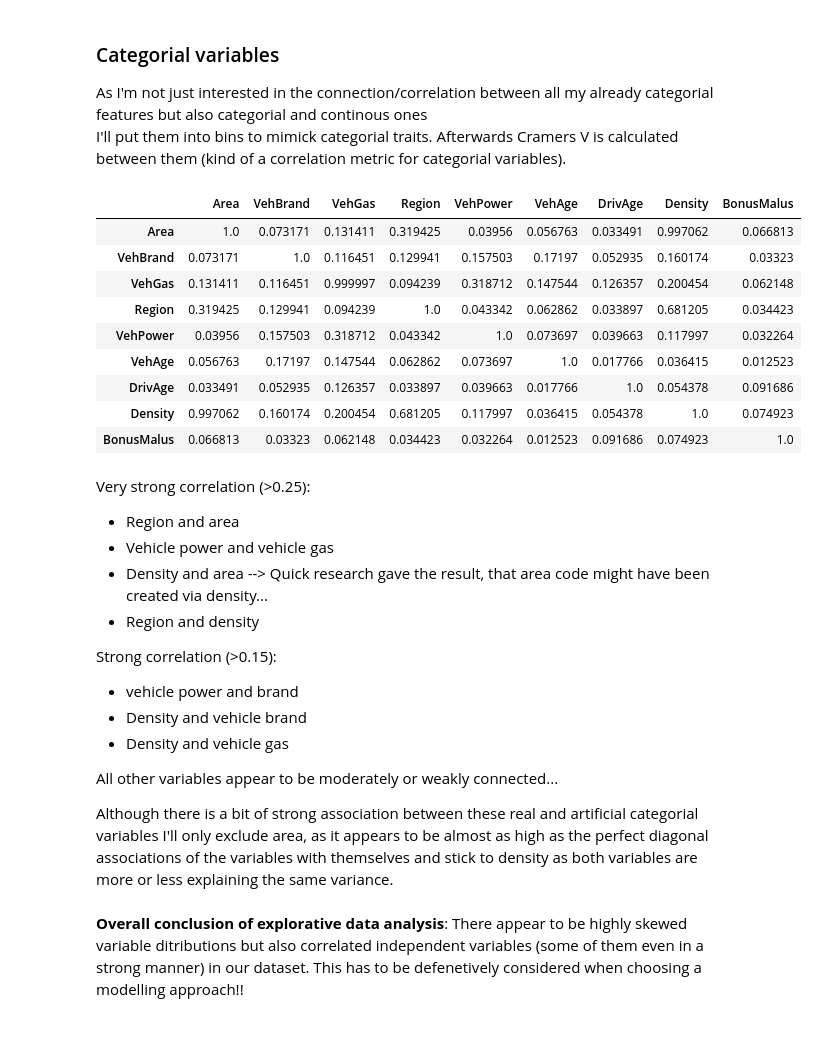
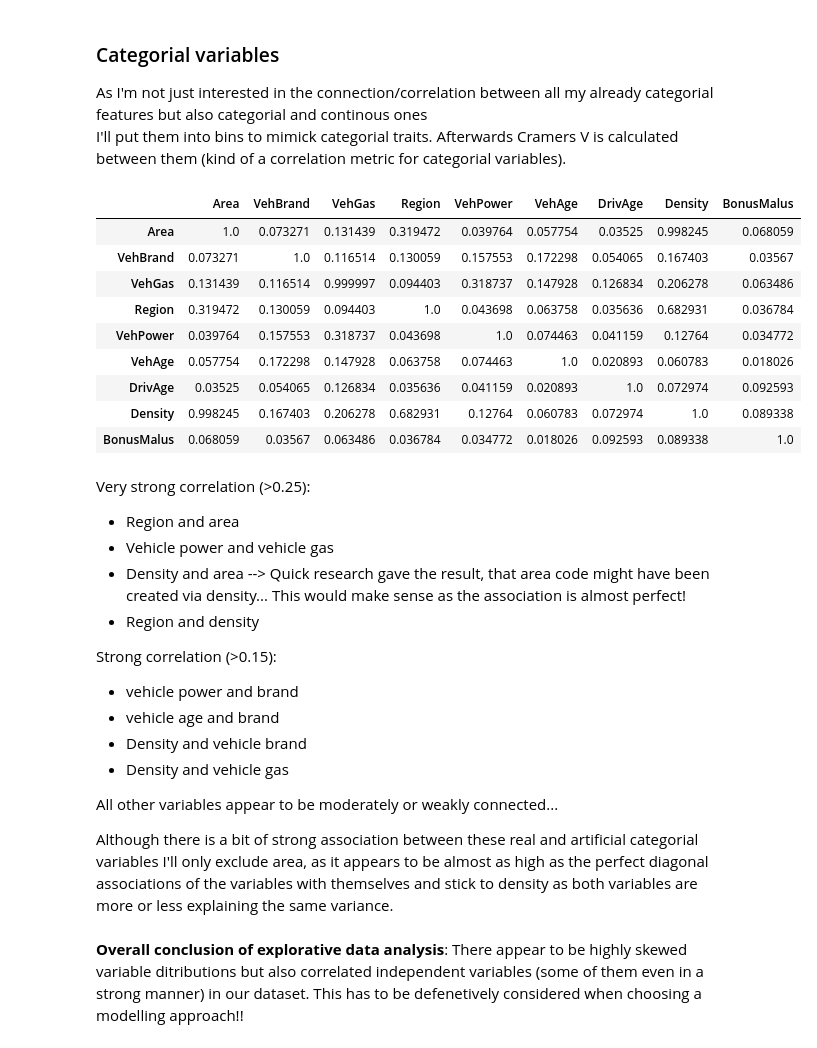
Before and after one commit to nickhanabah/coding_challenge, a Jupyter notebook: notebooks/challenge.ipynb, the cells around one changed output. Saved outputs shown, nothing was run; the diff lists cells and outputs as text; code cells hidden in the pictures.

```diff
--- a/notebooks/challenge.ipynb
+++ b/notebooks/challenge.ipynb
@@ -206,53 +206,50 @@ Conclusion: There is some correlation between out independent continous variable
 ### Categorial variables
 As I'm not just interested in the connection/correlation between all my already categorial features but also categorial and continous ones <br> I'll put them into bins to mimick categorial traits. Afterwards Cramers V is calculated between them (kind of a correlation metric for categorial variables).
 # %%
-# get Cramers V for all categorical and binned continous variables
+# get Cramers v for all categorical and binned continous variables
 df_binned = df.copy()
 df_binned["VehPower"] = pd.cut(df["VehPower"], 5)
 df_binned["VehAge"] = pd.cut(df["VehAge"], 5)
 df_binned["DrivAge"] = pd.cut(df["DrivAge"], 5)
 df_binned["Density"] = pd.cut(df["Density"], 5)
 df_binned["BonusMalus"] = pd.cut(df["BonusMalus"], 5)
 
-def cramers_v(x, y):
-    confusion_matrix = pd.crosstab(x,y)
-    chi2 = ss.chi2_contingency(confusion_matrix)[0]
-    n = confusion_matrix.sum().sum()
-    phi2 = chi2/n
-    r,k = confusion_matrix.shape
-    phi2corr = max(0, phi2-((k-1)*(r-1))/(n-1))
-    rcorr = r-((r-1)**2)/(n-1)
-    kcorr = k-((k-1)**2)/(n-1)
-    return np.sqrt(phi2corr/min((kcorr-1),(rcorr-1)))
+def cramers_v(var1,var2) :
+  crosstab =np.array(pd.crosstab(var1,var2, rownames=None, colnames=None)) # Cross table is being built
+  stat = ss.chi2_contingency(crosstab)[0] # Get Chi2 test statistic as base for cramers v
+  obs = np.sum(crosstab) # Total observations count
+  mini = min(crosstab.shape)-1 # Take the minimum between the columns and the rows to normalize
+  return np.sqrt(stat/(obs*mini))
 
 categorical_vars = ["Area", "VehBrand", "VehGas", "Region", "VehPower", "VehAge", "DrivAge", "Density", "BonusMalus"]
 cramers_v_matrix = pd.DataFrame(index=categorical_vars, columns=categorical_vars)
 for var1 in categorical_vars:
     for var2 in categorical_vars:
         # print(f"Finished cramers_v for {var1} and {var2}.") # for those that are interested in the progress of the calculations
         cramers_v_matrix.loc[var1, var2] = cramers_v(df[var1], df[var2])
 
 cramers_v_matrix
 # %% [output]
 |  | Area | VehBrand | VehGas | Region | VehPower | VehAge | DrivAge | Density | BonusMalus |
-| Area | 1.0 | 0.073171 | 0.131411 | 0.319425 | 0.03956 | 0.056763 | 0.033491 | 0.997062 | 0.066813 |
-| VehBrand | 0.073171 | 1.0 | 0.116451 | 0.129941 | 0.157503 | 0.17197 | 0.052935 | 0.160174 | 0.03323 |
-| VehGas | 0.131411 | 0.116451 | 0.999997 | 0.094239 | 0.318712 | 0.147544 | 0.126357 | 0.200454 | 0.062148 |
-| Region | 0.319425 | 0.129941 | 0.094239 | 1.0 | 0.043342 | 0.062862 | 0.033897 | 0.681205 | 0.034423 |
-| VehPower | 0.03956 | 0.157503 | 0.318712 | 0.043342 | 1.0 | 0.073697 | 0.039663 | 0.117997 | 0.032264 |
-| VehAge | 0.056763 | 0.17197 | 0.147544 | 0.062862 | 0.073697 | 1.0 | 0.017766 | 0.036415 | 0.012523 |
-| DrivAge | 0.033491 | 0.052935 | 0.126357 | 0.033897 | 0.039663 | 0.017766 | 1.0 | 0.054378 | 0.091686 |
-| Density | 0.997062 | 0.160174 | 0.200454 | 0.681205 | 0.117997 | 0.036415 | 0.054378 | 1.0 | 0.074923 |
-| BonusMalus | 0.066813 | 0.03323 | 0.062148 | 0.034423 | 0.032264 | 0.012523 | 0.091686 | 0.074923 | 1.0 |
+| Area | 1.0 | 0.073271 | 0.131439 | 0.319472 | 0.039764 | 0.057754 | 0.03525 | 0.998245 | 0.068059 |
+| VehBrand | 0.073271 | 1.0 | 0.116514 | 0.130059 | 0.157553 | 0.172298 | 0.054065 | 0.167403 | 0.03567 |
+| VehGas | 0.131439 | 0.116514 | 0.999997 | 0.094403 | 0.318737 | 0.147928 | 0.126834 | 0.206278 | 0.063486 |
+| Region | 0.319472 | 0.130059 | 0.094403 | 1.0 | 0.043698 | 0.063758 | 0.035636 | 0.682931 | 0.036784 |
+| VehPower | 0.039764 | 0.157553 | 0.318737 | 0.043698 | 1.0 | 0.074463 | 0.041159 | 0.12764 | 0.034772 |
+| VehAge | 0.057754 | 0.172298 | 0.147928 | 0.063758 | 0.074463 | 1.0 | 0.020893 | 0.060783 | 0.018026 |
+| DrivAge | 0.03525 | 0.054065 | 0.126834 | 0.035636 | 0.041159 | 0.020893 | 1.0 | 0.072974 | 0.092593 |
+| Density | 0.998245 | 0.167403 | 0.206278 | 0.682931 | 0.12764 | 0.060783 | 0.072974 | 1.0 | 0.089338 |
+| BonusMalus | 0.068059 | 0.03567 | 0.063486 | 0.036784 | 0.034772 | 0.018026 | 0.092593 | 0.089338 | 1.0 |
 # %% [markdown]
 Very strong correlation (>0.25):
 - Region and area
 - Vehicle power and vehicle gas
-- Density and area --> Quick research gave the result, that area code might have been created via density...
+- Density and area --> Quick research gave the result, that area code might have been created via density...  This would make sense as the association is almost perfect!
 - Region and density
 
 Strong correlation (>0.15):
 - vehicle power and brand
+- vehicle age and brand
 - Density and vehicle brand
 - Density and vehicle gas
 
```
Also changed, not shown: parts of 1 cell of this notebook.
